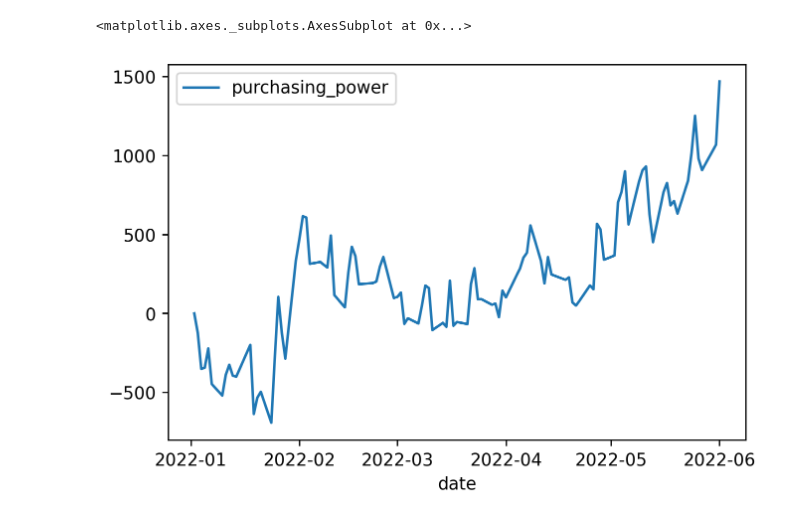
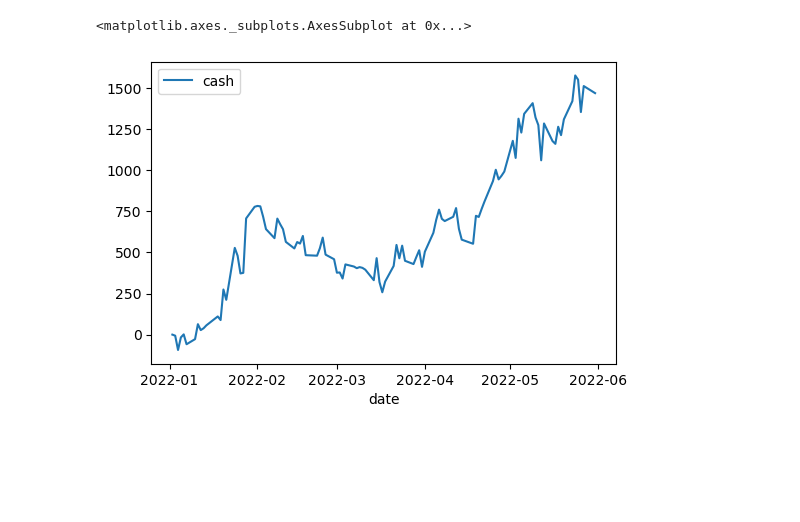
Before and after one commit to jamesfulford/biggest-losers, a Jupyter notebook: src/risk/PurchasingPowerOverTime.ipynb, the cells around one changed output. Cells and saved outputs as stored; diff of their text form; code cells hidden in the pictures; blank space fills up the shorter version.

```diff
--- a/src/risk/PurchasingPowerOverTime.ipynb
+++ b/src/risk/PurchasingPowerOverTime.ipynb
@@ -38,11 +25,6 @@ for day, pp in pp_by_day:
-# %%
-import pandas as pd
-import matplotlib as mpl
-
-mpl.rcParams['figure.dpi'] = 250
-
-
-pd.DataFrame(pp_by_day, columns=['date', 'purchasing_power']).set_index('date').plot()
-# %% [output]
-<matplotlib.axes._subplots.AxesSubplot at 0x...>
-[figure, removed]
+# %%
+cash_by_day = list(simulate_account.yield_last_by_date((o.datetime, c) for o, c in simulate_account.simulate_account(iter(orders), 0, simulation_parameters)))
+pd.DataFrame([(cash_by_day[0][0] - datetime.timedelta(days=1), 0.)] + cash_by_day, columns=['date', 'cash']).set_index('date').plot()
+# %% [output]
+<matplotlib.axes._subplots.AxesSubplot at 0x...>
+[figure, added]
```
Also changed, not shown: parts of 2 cells of this notebook, 1 other file.
